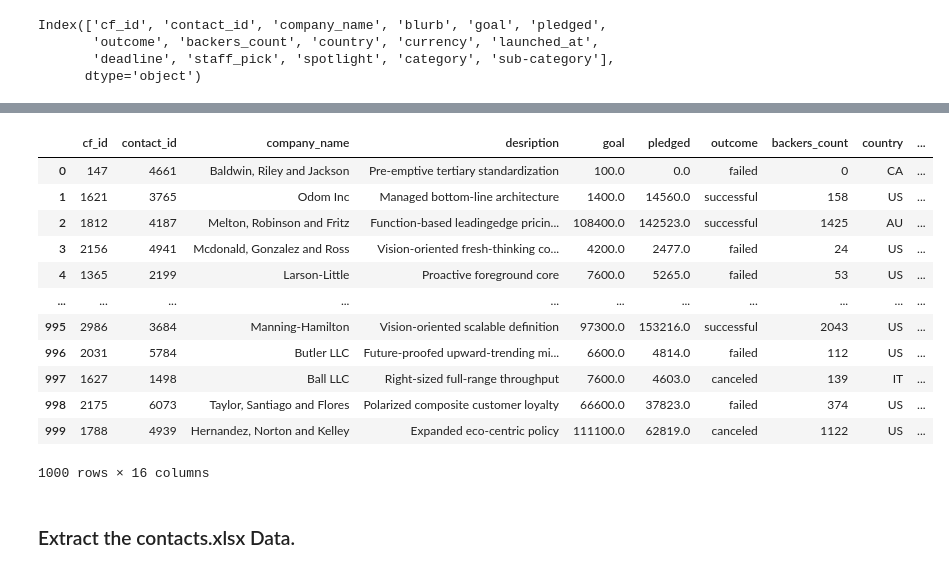
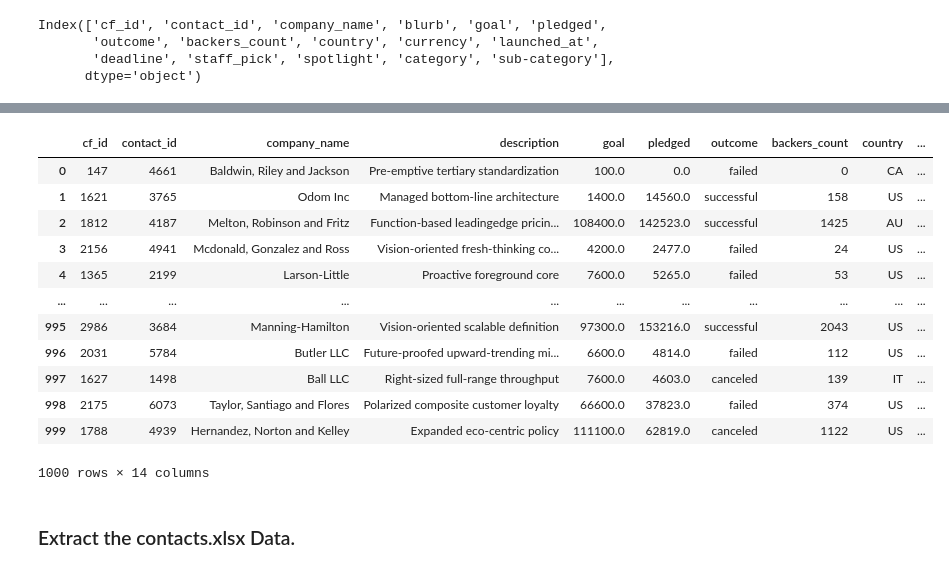
Before and after one commit to KeerthiChippa/Crowdfunding_ETL, a Jupyter notebook: ETL_Mini_Project_Group_2.ipynb, the cells around one changed output, grey strips where cells are left out. Cells and saved outputs as stored; diff of their text form; code cells hidden in the pictures.

```diff
--- a/ETL_Mini_Project_Group_2.ipynb
+++ b/ETL_Mini_Project_Group_2.ipynb
@@ -164,7 +164,7 @@ campaign_df = campaign_df.astype({'goal':float,'pledged':float})
 
 if {'blurb','deadline','launched_at'}.issubset(campaign_df.columns):
     # Rename the blurb, launched_at, and deadline columns.
-    campaign_df.rename(columns ={'blurb':'desription','deadline':'end_date','launched_at':'launched_date'},inplace=True)
+    campaign_df.rename(columns ={'blurb':'description','deadline':'end_date','launched_at':'launched_date'},inplace=True)
     # Format the launched_date and end_date columns to datetime format
     campaign_df['launched_date'] = pd.to_datetime(campaign_df['launched_date'],unit='s').dt.strftime('%Y-%m-%d')
     campaign_df['end_date'] = pd.to_datetime(campaign_df['end_date'],unit='s').dt.strftime('%Y-%m-%d')
@@ -201,11 +201,11 @@ campaign_merged_df.tail(10)
 # %%
 # Drop unwanted columns
 
-if {'category','subcategory','sub-category'}.issubset(campaign_merged_df.columns):
-     campaign_merged_df.drop(['category','sub-category','subcategory'],axis=1,inplace=True)
+if {'staff_pick','spotlight','category','subcategory','sub-category'}.issubset(campaign_merged_df.columns):
+     campaign_merged_df.drop(['staff_pick','spotlight','category','sub-category','subcategory'],axis=1,inplace=True)
 campaign_merged_df
 # %% [output]
-|  | cf_id | contact_id | company_name | desription | goal | pledged | outcome | backers_count | country | ... |
+|  | cf_id | contact_id | company_name | description | goal | pledged | outcome | backers_count | country | ... |
 | 0 | 147 | 4661 | Baldwin, Riley and Jackson | Pre-emptive tertiary standardization | 100.0 | 0.0 | failed | 0 | CA | ... |
 | 1 | 1621 | 3765 | Odom Inc | Managed bottom-line architecture | 1400.0 | 14560.0 | successful | 158 | US | ... |
 | 2 | 1812 | 4187 | Melton, Robinson and Fritz | Function-based leadingedge pricin... | 108400.0 | 142523.0 | successful | 1425 | AU | ... |
@@ -217,7 +217,7 @@ campaign_merged_df
 | 997 | 1627 | 1498 | Ball LLC | Right-sized full-range throughput | 7600.0 | 4603.0 | canceled | 139 | IT | ... |
 | 998 | 2175 | 6073 | Taylor, Santiago and Flores | Polarized composite customer loyalty | 66600.0 | 37823.0 | failed | 374 | US | ... |
 | 999 | 1788 | 4939 | Hernandez, Norton and Kelley | Expanded eco-centric policy | 111100.0 | 62819.0 | canceled | 1122 | US | ... |
-1000 rows × 16 columns
+1000 rows × 14 columns
 # %%
 # Export the DataFrame as a CSV file.
 campaign_merged_df.to_csv("Resources/campaign.csv", index=False)
```
Also changed, not shown: parts of 5 cells of this notebook, 4 other files.
